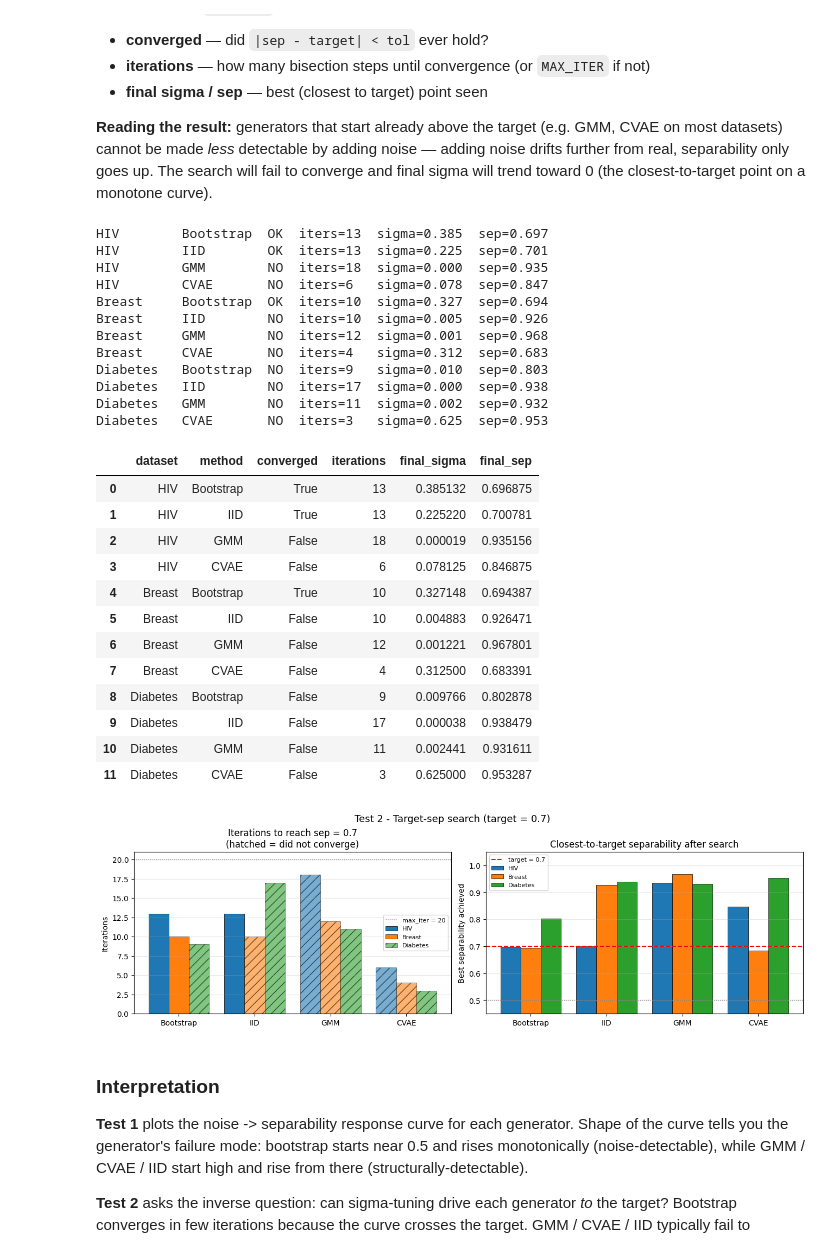
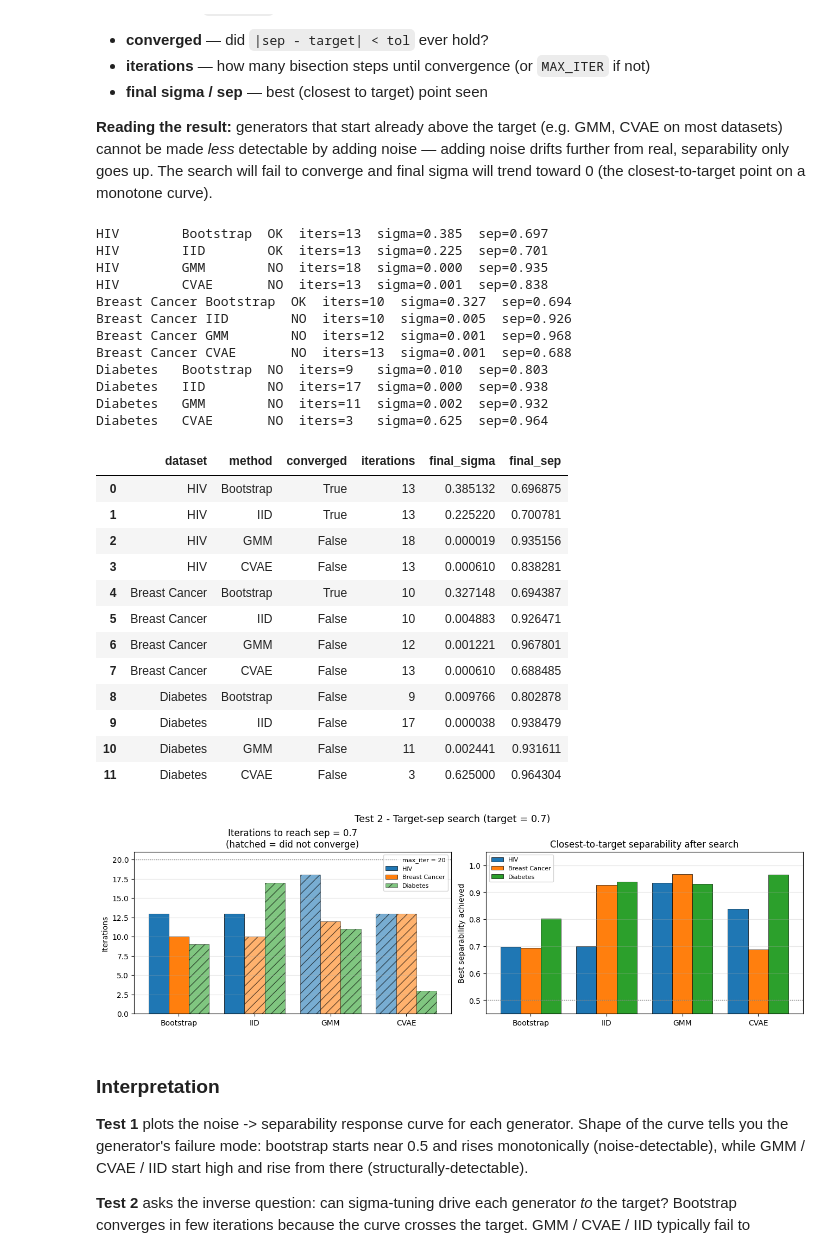
Before and after one commit to TonyTran03/distinguishable_data, a Jupyter notebook: data_synthesis/rfhack/noise_separability.ipynb, the cells around one changed output. Drawn from its saved outputs; the diff is of its cells as text; code cells hidden in the pictures.

```diff
--- a/data_synthesis/rfhack/noise_separability.ipynb
+++ b/data_synthesis/rfhack/noise_separability.ipynb
@@ -35,7 +35,7 @@ from util.config import Config
 warnings.filterwarnings('ignore')
 SEED = 42
 FRAC = 0.3
-DATASETS = {'HIV': load_HIV, 'Breast': load_breast, 'Diabetes': load_diabetes}
+DATASETS = {'HIV': load_HIV, 'Breast Cancer': load_breast, 'Diabetes': load_diabetes}
 METHODS = ['Bootstrap', 'IID', 'GMM', 'CVAE']
 PROBE_SIGMAS = [0.0, 0.05, 0.1, 0.2, 0.3, 0.5, 0.75, 1.0, 1.5, 2.0]
 N_REP = 5
@@ -181,15 +181,13 @@ for ax, ds_name in zip(axes, DATASETS):
                          m['sep_mean'] + m['sep_std'],
                          color=color, alpha=0.15)
     ax.axhline(0.5, color='gray', ls=':', lw=1)
-    ax.axhline(TARGET_SEP, color='red', ls='--', lw=1,
-                label=f'target = {TARGET_SEP}')
     ax.set_title(ds_name)
-    ax.set_xlabel('sigma (added noise)')
+    ax.set_xlabel('Noise added')
     ax.set_ylim(0.45, 1.05)
     ax.grid(alpha=0.3)
 
 axes[0].set_ylabel('RF separability')
 axes[-1].legend(loc='lower right', fontsize=9)
-fig.suptitle('Test 1 - Noise vs RF separability per generator', fontsize=13)
+fig.suptitle('Noise vs RF separability', fontsize=13)
 plt.show()
 # %% [output]
@@ -231,28 +229,28 @@ search_df
 HIV        Bootstrap  OK  iters=13  sigma=0.385  sep=0.697
 HIV        IID        OK  iters=13  sigma=0.225  sep=0.701
 HIV        GMM        NO  iters=18  sigma=0.000  sep=0.935
-HIV        CVAE       NO  iters=6   sigma=0.078  sep=0.847
-Breast     Bootstrap  OK  iters=10  sigma=0.327  sep=0.694
-Breast     IID        NO  iters=10  sigma=0.005  sep=0.926
-Breast     GMM        NO  iters=12  sigma=0.001  sep=0.968
-Breast     CVAE       NO  iters=4   sigma=0.312  sep=0.683
+HIV        CVAE       NO  iters=13  sigma=0.001  sep=0.838
+Breast Cancer Bootstrap  OK  iters=10  sigma=0.327  sep=0.694
+Breast Cancer IID        NO  iters=10  sigma=0.005  sep=0.926
+Breast Cancer GMM        NO  iters=12  sigma=0.001  sep=0.968
+Breast Cancer CVAE       NO  iters=13  sigma=0.001  sep=0.688
 Diabetes   Bootstrap  NO  iters=9   sigma=0.010  sep=0.803
 Diabetes   IID        NO  iters=17  sigma=0.000  sep=0.938
 Diabetes   GMM        NO  iters=11  sigma=0.002  sep=0.932
-Diabetes   CVAE       NO  iters=3   sigma=0.625  sep=0.953
+Diabetes   CVAE       NO  iters=3   sigma=0.625  sep=0.964
 |  | dataset | method | converged | iterations | final_sigma | final_sep |
 | 0 | HIV | Bootstrap | True | 13 | 0.385132 | 0.696875 |
 | 1 | HIV | IID | True | 13 | 0.225220 | 0.700781 |
 | 2 | HIV | GMM | False | 18 | 0.000019 | 0.935156 |
-| 3 | HIV | CVAE | False | 6 | 0.078125 | 0.846875 |
-| 4 | Breast | Bootstrap | True | 10 | 0.327148 | 0.694387 |
-| 5 | Breast | IID | False | 10 | 0.004883 | 0.926471 |
-| 6 | Breast | GMM | False | 12 | 0.001221 | 0.967801 |
-| 7 | Breast | CVAE | False | 4 | 0.312500 | 0.683391 |
+| 3 | HIV | CVAE | False | 13 | 0.000610 | 0.838281 |
+| 4 | Breast Cancer | Bootstrap | True | 10 | 0.327148 | 0.694387 |
+| 5 | Breast Cancer | IID | False | 10 | 0.004883 | 0.926471 |
+| 6 | Breast Cancer | GMM | False | 12 | 0.001221 | 0.967801 |
+| 7 | Breast Cancer | CVAE | False | 13 | 0.000610 | 0.688485 |
 | 8 | Diabetes | Bootstrap | False | 9 | 0.009766 | 0.802878 |
 | 9 | Diabetes | IID | False | 17 | 0.000038 | 0.938479 |
 | 10 | Diabetes | GMM | False | 11 | 0.002441 | 0.931611 |
-| 11 | Diabetes | CVAE | False | 3 | 0.625000 | 0.953287 |
+| 11 | Diabetes | CVAE | False | 3 | 0.625000 | 0.964304 |
 # %%
 fig, axes = plt.subplots(1, 2, figsize=(13, 4), constrained_layout=True)
 
@@ -270,35 +268,34 @@ for i, ds in enumerate(datasets):
     for bar, conv in zip(bars, converged):
         if not conv:
             bar.set_hatch('//')
             bar.set_alpha(0.6)
 ax.set_xticks(x)
 ax.set_xticklabels(METHODS)
 ax.set_ylabel('Iterations')
 ax.set_title(f'Iterations to reach sep = {TARGET_SEP}\n(hatched = did not converge)')
 ax.axhline(MAX_ITER, color='gray', ls=':', lw=1, label=f'max_iter = {MAX_ITER}')
 ax.legend(fontsize=8)
 ax.grid(axis='y', alpha=0.3)
 
 ax = axes[1]
 for i, ds in enumerate(datasets):
     sub = search_df[search_df['dataset'] == ds]
     vals = [sub[sub['method'] == m]['final_sep'].values[0] for m in METHODS]
     ax.bar(x + (i - (len(datasets)-1)/2) * width, vals, width, label=ds,
             edgecolor='black', linewidth=0.5)
-ax.axhline(TARGET_SEP, color='red', ls='--', lw=1.5, label=f'target = {TARGET_SEP}')
 ax.axhline(0.5, color='gray', ls=':', lw=1)
 ax.set_xticks(x)
 ax.set_xticklabels(METHODS)
 ax.set_ylabel('Best separability achieved')
 ax.set_title('Closest-to-target separability after search')
 ax.set_ylim(0.45, 1.05)
 ax.legend(fontsize=8)
 ax.grid(axis='y', alpha=0.3)
 
 fig.suptitle(f'Test 2 - Target-sep search (target = {TARGET_SEP})', fontsize=13)
 plt.show()
 # %% [output]
-[figure, old version]
+[figure, new version]
 # %% [markdown]
 ### Interpretation
 
```
Also changed, not shown: parts of 3 cells of this notebook, 14 other files.
